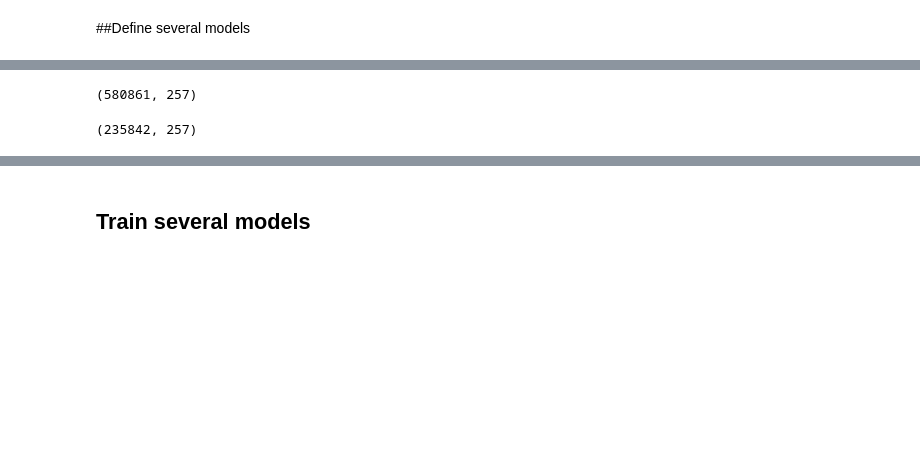
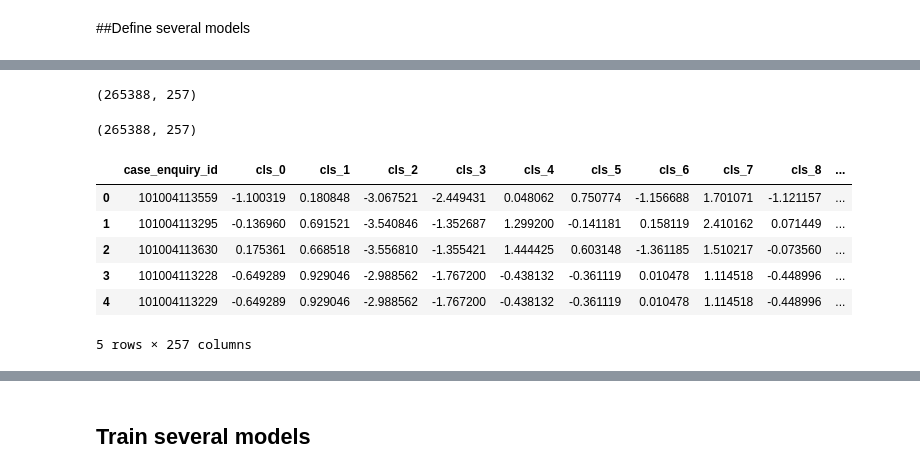
Before and after one commit to mindfulcoder49/Boston-311, a Jupyter notebook: models/train_and_save_models.ipynb, the cells around one changed output, grey strips where cells are left out. Saved outputs shown, nothing was run; the diff lists cells and outputs as text; code cells hidden in the pictures; blank space fills up the shorter version.

```diff
--- a/models/train_and_save_models.ipynb
+++ b/models/train_and_save_models.ipynb
@@ -74,7 +74,7 @@ MODEL_FOLDER = './daily_models'
 ## Load extra features
 # %%
 #set path to mydata
-EXTRA_mydata_FILE = './cls_and_pooled_embeddings_with_service_id_2023.csv'
+EXTRA_mydata_FILE = './cls_and_pooled_embeddings_with_service_id.csv'
 # %% [markdown]
 ##Define several models
 # %%
@@ -107,9 +107,9 @@ logistic_tree_model = Boston311EventDecTree(train_date_range={'start':'2022-01-0
                                       'survivalTimeMin':0},
                             files_dict=latest_URLS)
 # %%
-kerasNLP_model = Boston311KerasNLP(train_date_range={'start':'2022-03-01','end':thirty_days_ago_datestring},
+kerasNLP_model = Boston311KerasNLP(train_date_range={'start':'2010-01-01','end':thirty_days_ago_datestring},
                             predict_date_range={'start':thirty_days_ago_datestring,'end':today_datestring},
-                            feature_columns=['type', 'queue', 'source', 'subject', 'reason', 'department', 'ward_number'],
+                            feature_columns=['queue', 'subject', 'reason', 'department'],
                             scenario={'dropColumnValues': {'source':['City Worker App', 'Employee Generated']},
                                       'survivalTimeMin':0,
                                       'survivalTimeFill':tomorrow_datestring},
@@ -135,6 +135,7 @@ import numpy as np
 import pickle
 
 case_data_file = 'case_data.pkl'
+case_data_csv = 'all_311_cases.csv'
 mydata = None
 
 X = None
@@ -142,6 +143,7 @@ X = None
 if os.path.exists(case_data_file):
     mydata = pickle.load(open(case_data_file, "rb"))
 else:
-    mydata = kerasNLP_model.load_data()
+    data = pd.read_csv(case_data_csv)
+    mydata = kerasNLP_model.load_data(data)
 
     pickle.dump(mydata, open(case_data_file, "wb"))
@@ -265,6 +230,6 @@ None
 # %%
 #concatenate the two dataframes and reindex
-df = pd.concat([X, X2022], ignore_index=True)
+df = X
 # %%
 df.shape
 # %% [output]
@@ -293,13 +258,23 @@ df['case_enquiry_id'] = df['case_enquiry_id'].astype('int64')
 # %%
 df.shape
 # %% [output]
-(580861, 257)
+(265388, 257)
 # %%
 df = df.drop_duplicates(subset=['case_enquiry_id'])
 # %%
 df.shape
 # %% [output]
-(235842, 257)
+(265388, 257)
+# %%
+df.head()
+# %% [output]
+|  | case_enquiry_id | cls_0 | cls_1 | cls_2 | cls_3 | cls_4 | cls_5 | cls_6 | cls_7 | cls_8 | ... |
+| 0 | 101004113559 | -1.100319 | 0.180848 | -3.067521 | -2.449431 | 0.048062 | 0.750774 | -1.156688 | 1.701071 | -1.121157 | ... |
+| 1 | 101004113295 | -0.136960 | 0.691521 | -3.540846 | -1.352687 | 1.299200 | -0.141181 | 0.158119 | 2.410162 | 0.071449 | ... |
+| 2 | 101004113630 | 0.175361 | 0.668518 | -3.556810 | -1.355421 | 1.444425 | 0.603148 | -1.361185 | 1.510217 | -0.073560 | ... |
+| 3 | 101004113228 | -0.649289 | 0.929046 | -2.988562 | -1.767200 | -0.438132 | -0.361119 | 0.010478 | 1.114518 | -0.448996 | ... |
+| 4 | 101004113229 | -0.649289 | 0.929046 | -2.988562 | -1.767200 | -0.438132 | -0.361119 | 0.010478 | 1.114518 | -0.448996 | ... |
+5 rows × 257 columns
 # %%
 mydata.shape
 # %% [output]
```
Also changed, not shown: parts of 26 cells of this notebook, 11 other files.
